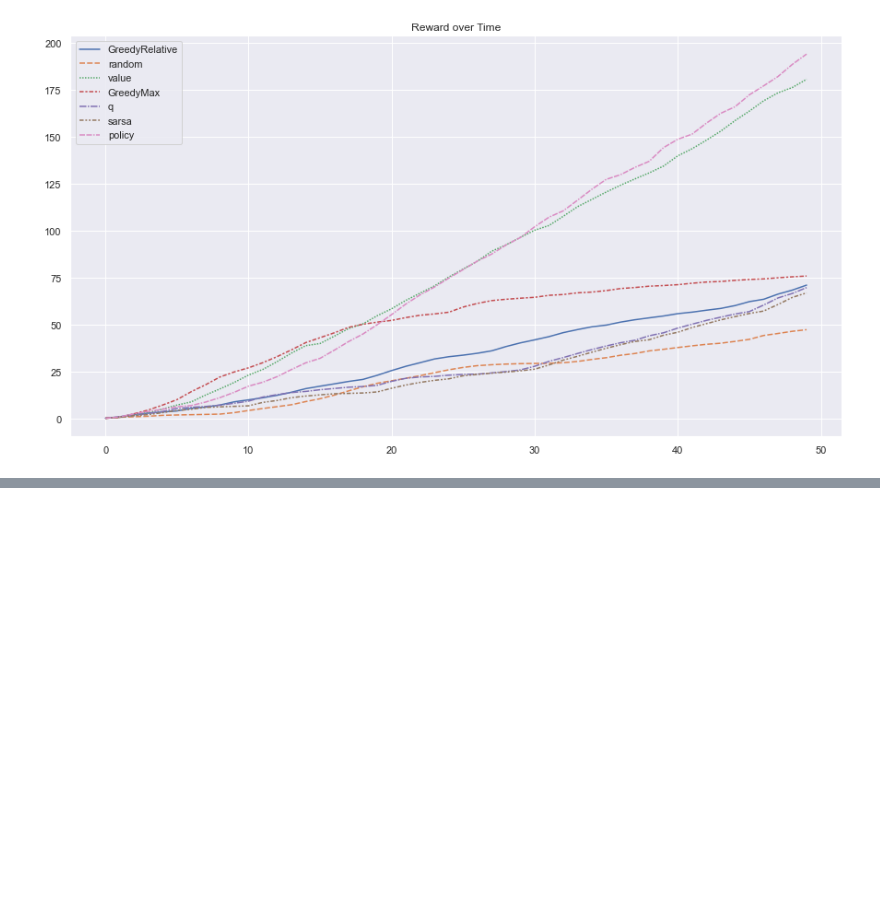
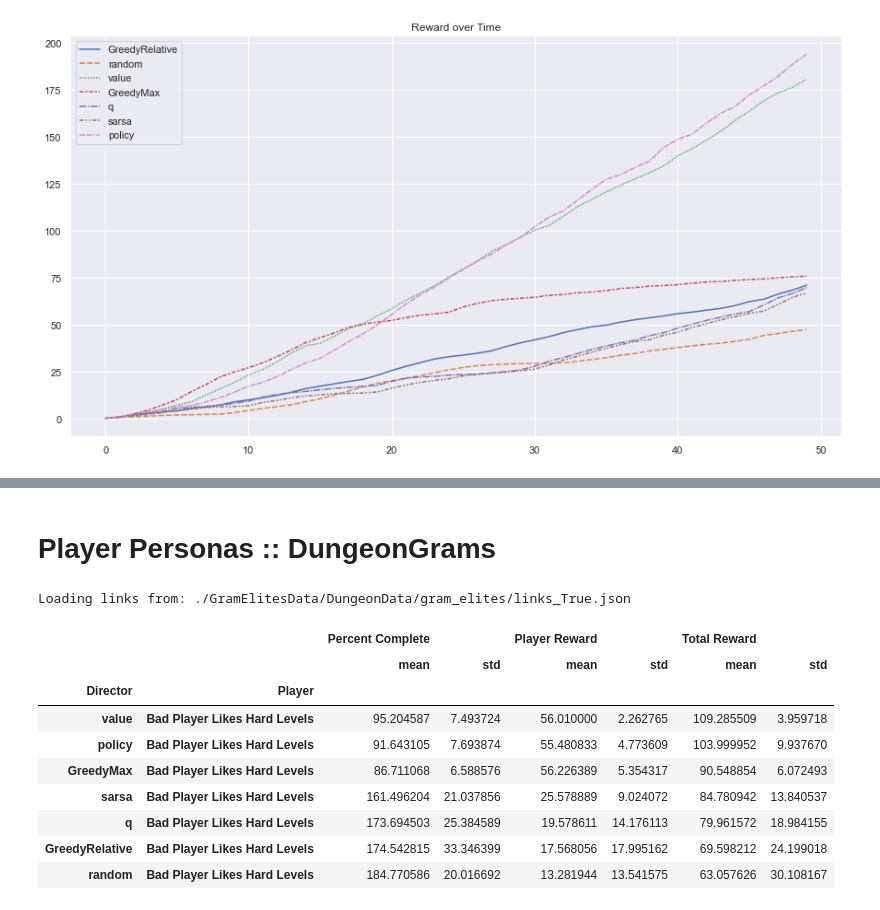
Before and after one commit to crowdgames/mdp-level-assembly, a Jupyter notebook: Analysis.ipynb, the cells around one changed output, grey strips where cells are left out. Saved outputs shown, nothing was run; the diff lists cells and outputs as text; code cells hidden in the pictures; blank space fills up the shorter version.

```diff
--- a/Analysis.ipynb
+++ b/Analysis.ipynb
@@ -244,0 +243,21 @@ plot_reward_over_time(playthroughs)
+# %% [markdown]
+# Player Personas :: DungeonGrams
+# %%
+config = DungeonGrams
+graph = Utility.get_graph(config, True)
+playthroughs = get_player_playthroughs(config, 'Bad Player Likes Hard Levels')
+df = get_df(playthroughs)
+dg_player_persona_table = df.to_latex() # store in case we want it
+df
+# %% [output]
+Loading links from: ./GramElitesData/DungeonData/gram_elites/links_True.json
+|  |  | Percent Complete |  | Player Reward |  | Total Reward |  |
+|  |  | mean | std | mean | std | mean | std |
+| Director | Player |  |  |  |  |  |  |
+| value | Bad Player Likes Hard Levels | 95.204587 | 7.493724 | 56.010000 | 2.262765 | 109.285509 | 3.959718 |
+| policy | Bad Player Likes Hard Levels | 91.643105 | 7.693874 | 55.480833 | 4.773609 | 103.999952 | 9.937670 |
+| GreedyMax | Bad Player Likes Hard Levels | 86.711068 | 6.588576 | 56.226389 | 5.354317 | 90.548854 | 6.072493 |
+| sarsa | Bad Player Likes Hard Levels | 161.496204 | 21.037856 | 25.578889 | 9.024072 | 84.780942 | 13.840537 |
+| q | Bad Player Likes Hard Levels | 173.694503 | 25.384589 | 19.578611 | 14.176113 | 79.961572 | 18.984155 |
+| GreedyRelative | Bad Player Likes Hard Levels | 174.542815 | 33.346399 | 17.568056 | 17.995162 | 69.598212 | 24.199018 |
+| random | Bad Player Likes Hard Levels | 184.770586 | 20.016692 | 13.281944 | 13.541575 | 63.057626 | 30.108167 |
```
Also changed, not shown: parts of 21 cells of this notebook, 7 other files.
